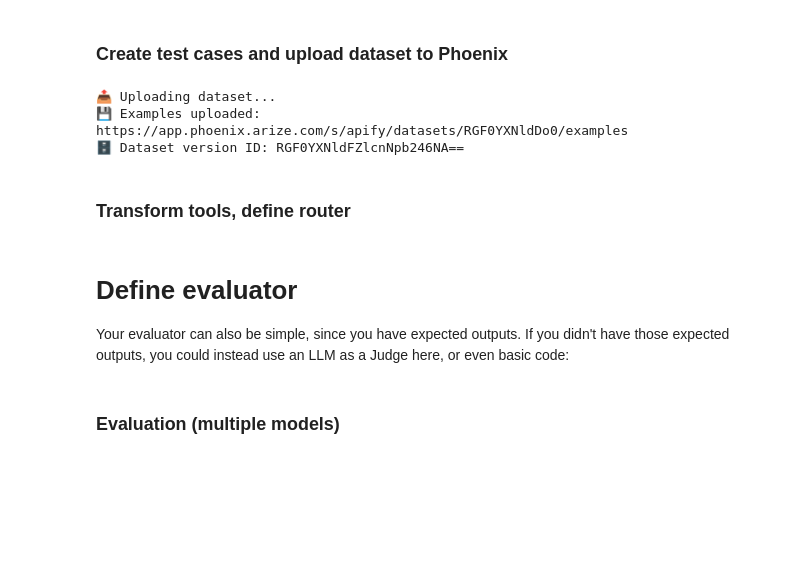
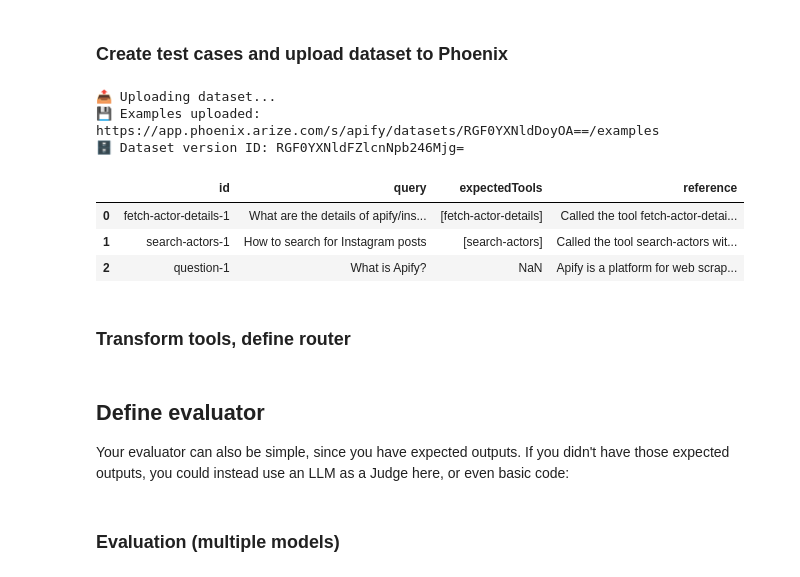
Before and after one commit to apify/apify-mcp-server, a Jupyter notebook: evals/evaluation_2025.ipynb, the cells around one changed output. Cells and saved outputs as stored; diff of their text form; code cells hidden in the pictures; blank space fills up the shorter version.

```diff
--- a/evals/evaluation_2025.ipynb
+++ b/evals/evaluation_2025.ipynb
@@ -573,44 +576,71 @@ tool_get_key_value_store_list = {
 
 # tool_responses = {
 #     "Search for the weather MCP server and then call add-actor to it into available tools": "search-actors,add-actor",
 #     msg: "add-actor"
 # }
 
 # CORE
-tool_responses |= tool_get_actor_details
-tool_responses |= tool_search_actors
-tool_responses |= tool_rag_web_browser
-tool_responses |= tool_search_actor_vs_rag_web_browser
-tool_responses |= tool_actor_output_management
-tool_responses |= tool_call_actor_scenarios
+#tool_responses |= tool_get_actor_details
+#tool_responses |= tool_search_actors
+#tool_responses |= tool_rag_web_browser
+#tool_responses |= tool_search_actor_vs_rag_web_browser
+#tool_responses |= tool_actor_output_management
+#tool_responses |= tool_call_actor_scenarios
 # DOCS
-tool_responses |= tool_search_apify_docs
-tool_responses |= tool_fetch_apify_docs
+#tool_responses |= tool_search_apify_docs
+#tool_responses |= tool_fetch_apify_docs
 # RUNS
 # tool_responses |= tool_get_actor_run
 # tool_responses |= tool_get_actor_run_list
 # tool_responses |= tool_get_actor_log
 # # STORAGE
 # tool_responses |= tool_get_dataset
 # tool_responses |= tool_get_dataset_list
 # tool_responses |= tool_get_dataset_items
 # tool_responses |= tool_get_dataset_schema
 # tool_responses |= tool_get_key_value_store
 # tool_responses |= tool_get_key_value_store_keys
 # tool_responses |= tool_get_key_value_store_record
 # tool_responses |= tool_get_key_value_store_list
 
 
-tool_calling_df = pd.DataFrame(tool_responses.items(), columns=["question", "tool_calls"])
+tool_responses = [
+    {
+      "id": "fetch-actor-details-1",
+      "query": "What are the details of apify/instagram-scraper?",
+      "expectedTools": ["fetch-actor-details"],
+      "reference": "Called the tool fetch-actor-details with input apify/instagram-scraper"
+    },
+    {
+        "id": "search-actors-1",
+        "query": "How to search for Instagram posts",
+        "expectedTools": ["search-actors"],
+        "reference": "Called the tool search-actors with input: 'instagram posts'"
+    },
+    {
+        "id": "question-1",
+        "query": "What is Apify?",
+        "reference": "Apify is a platform for web scraping and automation"
+    }
+]
+
+
+tool_calling_df = pd.DataFrame.from_records(tool_responses)
 
 dataset = px_client.upload_dataset(
     dataframe=tool_calling_df,
     dataset_name=f"tool_calling_ground_truth_{id}",
-    input_keys=["question"],
-    output_keys=["tool_calls"],
+    input_keys=["query",],
+    output_keys=["expectedTools", "reference"],
 )
+
+tool_calling_df
 # %% [output]
 📤 Uploading dataset...
-💾 Examples uploaded: https://app.phoenix.arize.com/s/apify/datasets/RGF0YXNldDo0/examples
-🗄️ Dataset version ID: RGF0YXNldFZlcnNpb246NA==
+💾 Examples uploaded: https://app.phoenix.arize.com/s/apify/datasets/RGF0YXNldDoyOA==/examples
+🗄️ Dataset version ID: RGF0YXNldFZlcnNpb246Mjg=
+|  | id | query | expectedTools | reference |
+| 0 | fetch-actor-details-1 | What are the details of apify/ins... | [fetch-actor-details] | Called the tool fetch-actor-detai... |
+| 1 | search-actors-1 | How to search for Instagram posts | [search-actors] | Called the tool search-actors wit... |
+| 2 | question-1 | What is Apify? | NaN | Apify is a platform for web scrap... |
 # %%
@@ -675,6 +705,6 @@ def run_router_step_antrophic(example: Example) -> str:
 
   return tool_calls
 # %% [markdown]
-# Define evaluator
+## Define evaluator
 Your evaluator can also be simple, since you have expected outputs. If you didn't have those expected outputs, you could instead use an LLM as a Judge here, or even basic code:
 # %%
```
Also changed, not shown: parts of 11 cells of this notebook, 1 other file.
